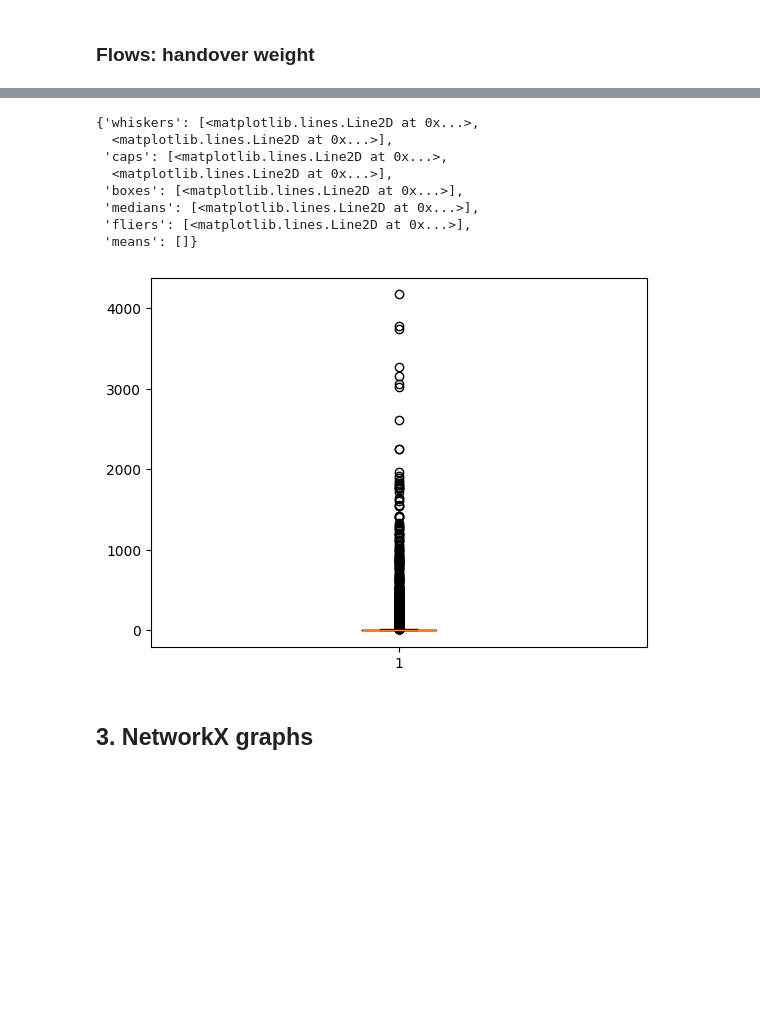
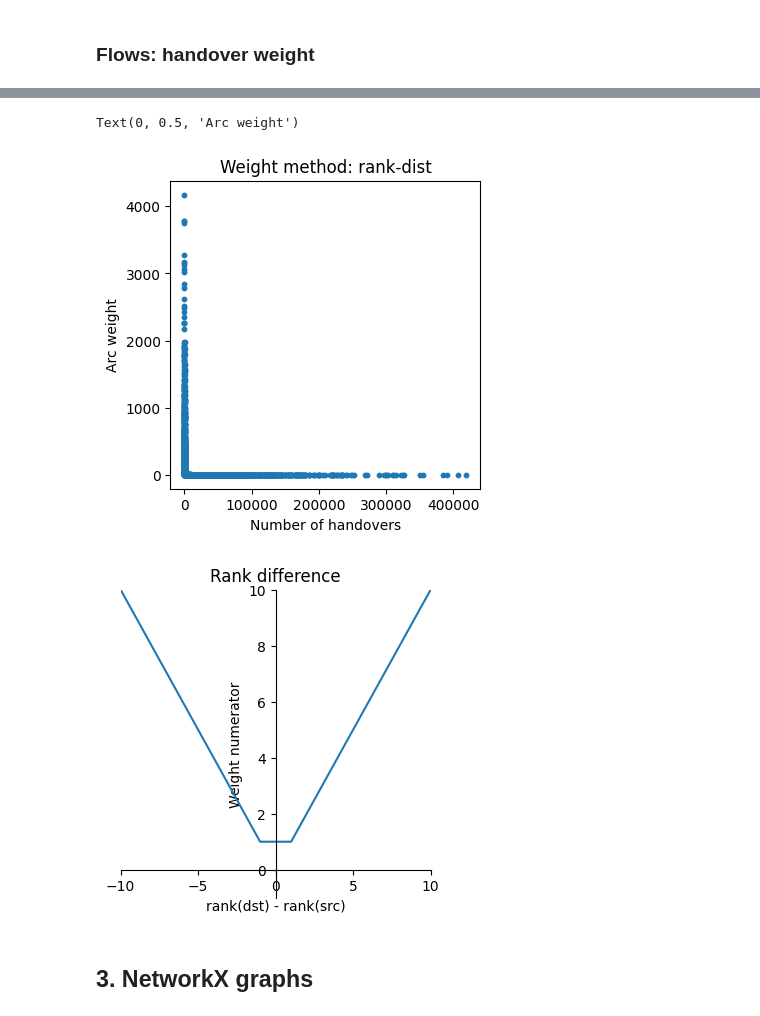
Before and after one commit to eakopyan/Popular-paths, a Jupyter notebook: HOProcess_v2/graph_analysis.ipynb, the cells around one changed output, grey strips where cells are left out. Saved outputs shown, nothing was run; the diff lists cells and outputs as text; code cells hidden in the pictures; blank space fills up the shorter version.

Commit message:
added new ranks

```diff
--- a/HOProcess_v2/graph_analysis.ipynb
+++ b/HOProcess_v2/graph_analysis.ipynb
@@ -129,23 +129,25 @@ def join_ranks(data, enb_df):
 def compute_weight(data, method='inverse'):
     if method == 'inverse':
         data['Weight'] = 1/data['nbHO15']  # works okay
+
     elif method == 'prop':
-        ho_max = data['nbHO15'].max()
-        ser = (ho_max - data['nbHO15'])
-        #plt.plot(data.nbHO15, ser)
-        data['Weight'] = (ser - ser.min()) / (ser.max() - ser.min())
+        ho_max, ho_min = data['nbHO15'].max(), data['nbHO15'].min()
+        data['Weight'] = (ho_max - data.nbHO15)/(ho_max-ho_min)
+
     elif method == 'distance':
         if 'Distance' not in data.columns:
             data = compute_distance(data)
         data['Weight'] = data.Distance / data.nbHO15
+
     elif method == 'rank':
         if 'srcRank' not in data.columns:
             data = join_ranks(data, enb_df)
         ser = pd.Series()
         for idx,row in data.iterrows():
             ser[idx] = max(1, abs(row.srcRank - row.dstRank)) / row.nbHO15
-            #ser[idx] = max(1, row.srcRank - row.dstRank) / row.nbHO15
+            #ser[idx] = max(1, row.srcRank - row.dstRank +1) / row.nbHO15
         data['Weight'] = ser
+
     elif method == 'rank-dist':
         if 'srcRank' not in data.columns:
             data = join_ranks(data, enb_df)
@@ -153,11 +155,10 @@ def compute_weight(data, method='inverse'):
             data = compute_distance(data)
         ser = pd.Series()
         for idx,row in data.iterrows():
-            ser[idx] = max(1, row.srcRank - row.dstRank) / row.nbHO15
+            #ser[idx] = max(1, row.srcRank - row.dstRank +1) / row.nbHO15
+            ser[idx] = max(1, abs(row.srcRank - row.dstRank)) / row.nbHO15
         data['Weight'] = ser * data.Distance
+
     else:
         raise ValueError('Invalid method. Choose inverse, prop, distance, rank or rank-dist.')
     return data
-# %%
-ho_df = compute_weight(ho_df, 'rank')
-ho_df
@@ -179,15 +165,31 @@ ho_df
-# %%
-plt.boxplot(ho_df.Weight)
-# %% [output]
-{'whiskers': [<matplotlib.lines.Line2D at 0x...>,
-  <matplotlib.lines.Line2D at 0x...>],
- 'caps': [<matplotlib.lines.Line2D at 0x...>,
-  <matplotlib.lines.Line2D at 0x...>],
- 'boxes': [<matplotlib.lines.Line2D at 0x...>],
- 'medians': [<matplotlib.lines.Line2D at 0x...>],
- 'fliers': [<matplotlib.lines.Line2D at 0x...>],
- 'means': []}
-[figure, removed]
+# %%
+method = 'rank-dist'
+ho_df = compute_weight(ho_df, method)
+
+plt.figure(figsize=(4,4))
+plt.title('Weight method: '+method)
+plt.scatter(ho_df.nbHO15, ho_df.Weight, s=10)
+plt.xlabel('Number of handovers')
+plt.ylabel('Arc weight')
+# %% [output]
+Text(0, 0.5, 'Arc weight')
+[figure, added]
+# %%
+rank_diff = np.arange(-10, 11, 1)
+r_src = 0
+num = [max(1, abs(r_src-r_dst)) for r_dst in rank_diff]
+
+fig, ax = plt.subplots(figsize=(4,4))
+ax.set_title('Rank difference')
+ax.plot(rank_diff, num)
+ax.set_xlabel('rank(dst) - rank(src)')
+ax.set_ylabel('Weight numerator')
+ax.set_xlim(-10,10)
+ax.set_ylim(-1,10)
+ax.spines[["left", "bottom"]].set_position(("data", 0))
+ax.spines[["top", "right"]].set_visible(False)
+# %% [output]
+[figure, added]
 # %% [markdown]
 ## 3. NetworkX graphs
 # %%
```
Also changed, not shown: parts of 2 cells of this notebook, 2 other files.
